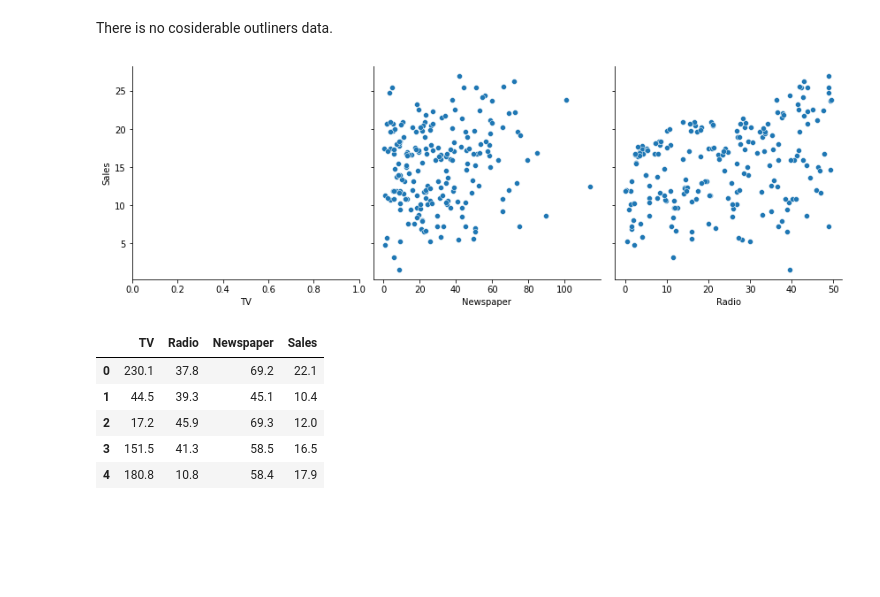
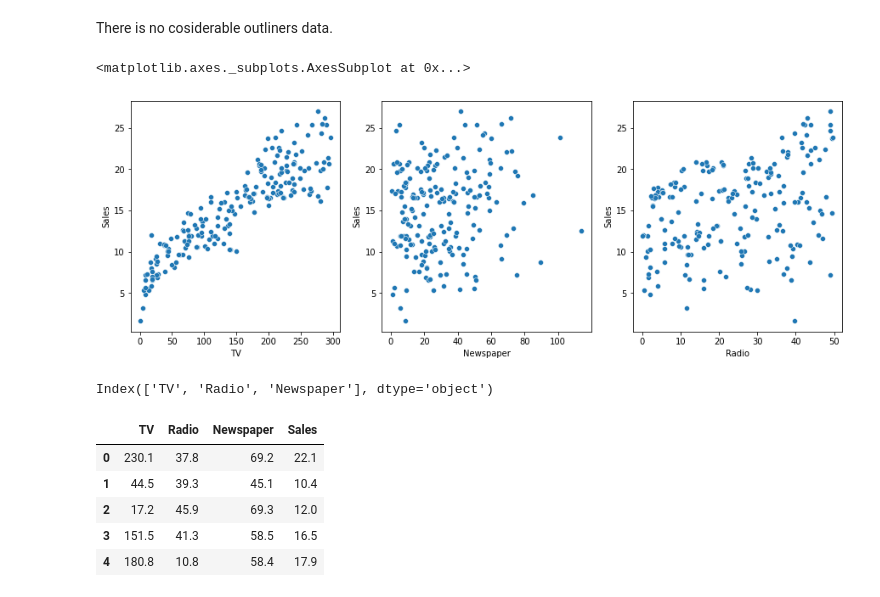
Before and after one commit to prab-tri/demo, a Jupyter notebook: ICP09_BigData.ipynb, the cells around one changed output. Saved outputs shown, nothing was run; the diff lists cells and outputs as text; code cells hidden in the pictures; blank space fills up the shorter version.

```diff
--- a/ICP09_BigData.ipynb
+++ b/ICP09_BigData.ipynb
@@ -106,12 +105,23 @@ plt.tight_layout()
 [figure]
 # %% [markdown]
 There is no cosiderable outliners data.
-# %%
-# Let's see how Sales are related with other variables using scatter plot.
-sns.pairplot(data, x_vars=['TV', 'Newspaper', 'Radio'], y_vars='Sales', height=4, aspect=1, kind='scatter')
-plt.show()
-# %% [output]
-[figure, removed]
+# %%
+#plotting the dependent variable (Sales) VS independent variable (All three media type)
+fig= plt.figure(figsize=(15,5))
+ax = plt.subplot(1,3,1)
+sns.scatterplot(data=data, x="TV", y="Sales")
+ax.set_ylabel('Sales')
+ax = plt.subplot(1,3,2)
+sns.scatterplot(data=data, x="Newspaper", y="Sales")
+ax = plt.subplot(1,3,3)
+sns.scatterplot(data=data, x="Radio", y="Sales")
+# %% [output]
+<matplotlib.axes._subplots.AxesSubplot at 0x...>
+[figure, added]
+# %%
+data.columns[:3]
+# %% [output]
+Index(['TV', 'Radio', 'Newspaper'], dtype='object')
 # %%
 data.head()
 # %% [output]
```
Also changed, not shown: parts of 2 cells of this notebook.
